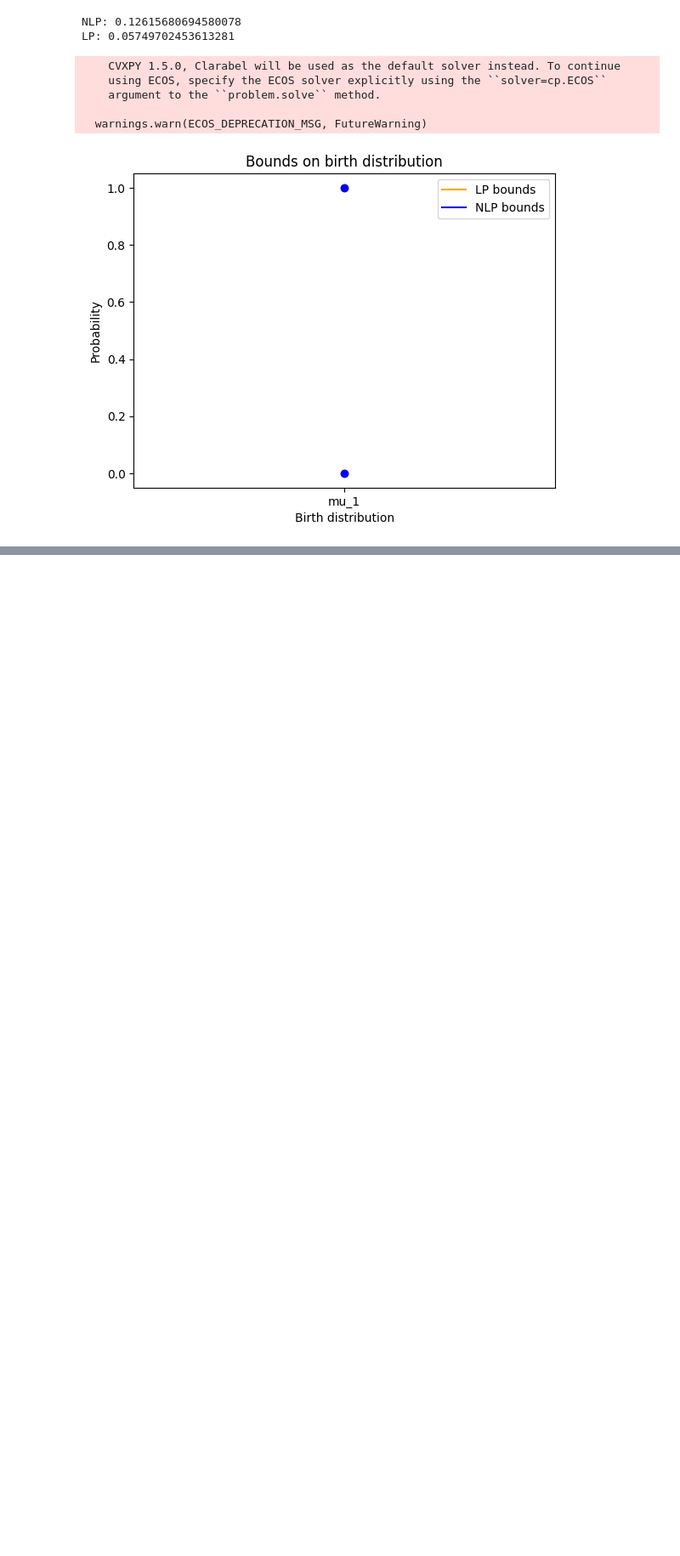
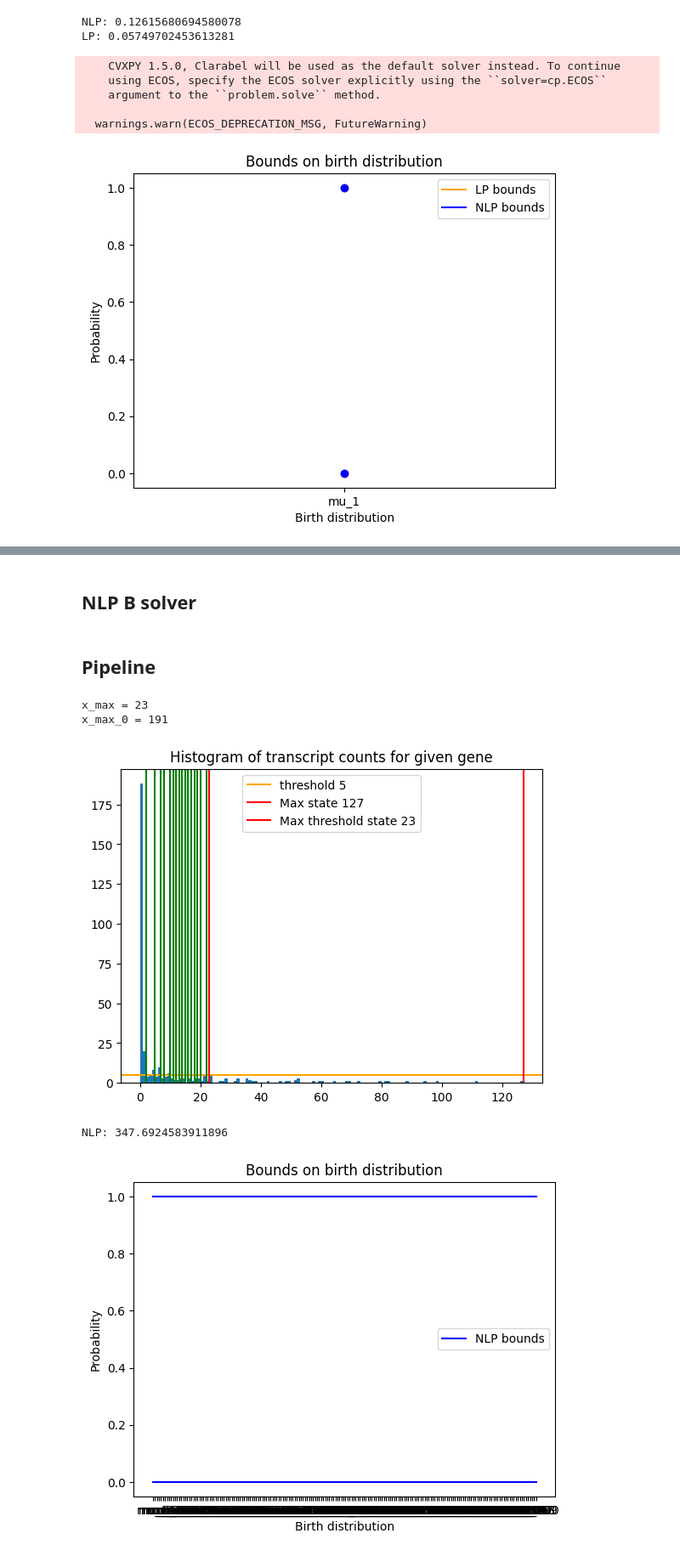
Before and after one commit to willjgh/M4R, a Jupyter notebook: raw_count_analysis.ipynb, the cells around one changed output, grey strips where cells are left out. Shown at 85% size. Drawn from its saved outputs; the diff is of its cells as text; code cells hidden in the pictures; blank space fills up the shorter version.

```diff
--- a/raw_count_analysis.ipynb
+++ b/raw_count_analysis.ipynb
@@ -740,0 +923,17 @@ LP: 0.15657424926757812
+# %%
+for i in range(50):
+    # select gene
+    sample = data_2.iloc[i]
+    # solve Bursty LP and NLP
+    solution_NLP, solution_LP = bound_sample_refined(
+                        sample, threshold=5, skip=1, n=1000, N=None, K=10,
+                        plot_sample=False, print_bounds=False,
+                        print_status=False, plot_solution=False,
+                        LP=True, NLP=True)
+    # record
+    df_solution_LP = pd.DataFrame([solution_LP])
+    df_solution_NLP = pd.DataFrame([solution_NLP])
+    output_LP = pd.concat([output_LP, df_solution_LP], ignore_index=True)
+    output_NLP = pd.concat([output_NLP, df_solution_NLP], ignore_index=True)
+    if (i % 100) == 0:
+        print(f"{i}th entry analysed")
@@ -740,0 +1032,4 @@ LP: 0.15657424926757812
+# %%
+# List of Beta_j values for each cell j (named)
+beta = pd.read_csv(r"..\New_data\E-MTAB-6362-raw-counts-BETA.csv", index_col="Unnamed: 0")
+beta.head()
@@ -740,0 +1090,11 @@ LP: 0.15657424926757812
+# %%
+def mean_CI(sample):
+    '''Compute 95% confidence interval for the mean of the sample.'''
+    # sample mean
+    mean = np.mean(sample)
+    # sample standard deviation
+    std = np.std(sample)
+    # size of the sample
+    n = len(sample)
+    # compute CI
+    return (mean - 1.96 * (std / np.sqrt(n)), mean + 1.96 * (std / np.sqrt(n)))
@@ -740,0 +1293,2 @@ LP: 0.15657424926757812
+# %% [markdown]
+## NLP B solver
@@ -740,0 +1444,2 @@ LP: 0.15657424926757812
+# %% [markdown]
+## Pipeline
@@ -740,0 +1599,13 @@ LP: 0.15657424926757812
+# %%
+test_sample = data_2.iloc[3]
+test_results = bound_sample_refined_B(test_sample, beta, threshold=5, skip=1, n=1000, K=10,
+                         a=0.5, x_max=None, x_max_0=None,
+                         plot_sample=True, print_bounds=False,
+                         print_status=True, plot_solution=True,
+                         LP=False, NLP=True)
+# %% [output]
+x_max = 23
+x_max_0 = 191
+[figure, added]
+NLP: 347.6924583911896
+[figure, added]
```
Also changed, not shown: parts of 36 cells of this notebook.
